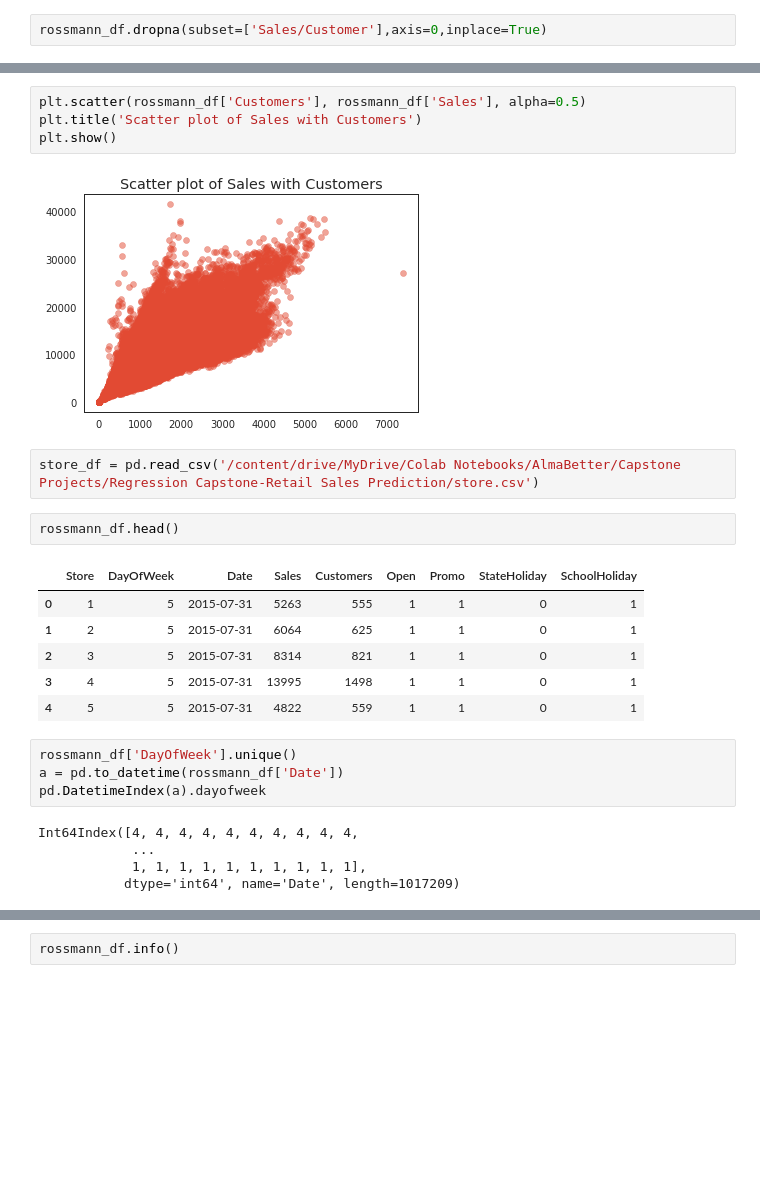
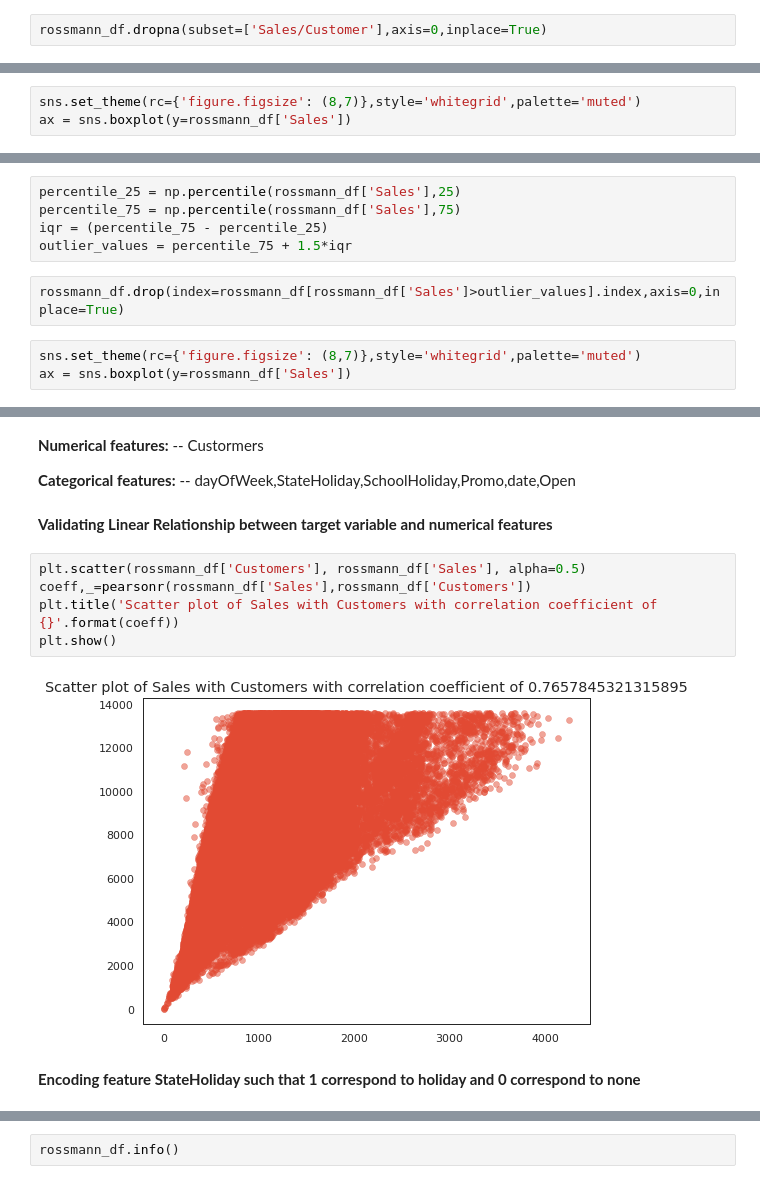
Before and after one commit to sudeep-009/Retail-Sales-Prediction, a Jupyter notebook: Rossmann_Sales_Prediction_Capstone_Project.ipynb, the cells around one changed output, grey strips where cells are left out. Drawn from its saved outputs; the diff is of its cells as text; blank space fills up the shorter version.

```diff
--- a/Rossmann_Sales_Prediction_Capstone_Project.ipynb
+++ b/Rossmann_Sales_Prediction_Capstone_Project.ipynb
@@ -271,0 +203,3 @@ memory usage: 69.8+ MB
+# %%
+sns.set_theme(rc={'figure.figsize': (8,7)},style='whitegrid',palette='muted')
+ax = sns.boxplot(y=rossmann_df['Sales'])
@@ -271,0 +210,10 @@ memory usage: 69.8+ MB
+# %%
+percentile_25 = np.percentile(rossmann_df['Sales'],25)
+percentile_75 = np.percentile(rossmann_df['Sales'],75)
+iqr = (percentile_75 - percentile_25)
+outlier_values = percentile_75 + 1.5*iqr
+# %%
+rossmann_df.drop(index=rossmann_df[rossmann_df['Sales']>outlier_values].index,axis=0,inplace=True)
+# %%
+sns.set_theme(rc={'figure.figsize': (8,7)},style='whitegrid',palette='muted')
+ax = sns.boxplot(y=rossmann_df['Sales'])
@@ -272,26 +222,16 @@ memory usage: 69.8+ MB
+# %% [markdown]
+**Numerical features:** -- Custormers
+
+
+**Categorical features:** -- dayOfWeek,StateHoliday,SchoolHoliday,Promo,date,Open
+# %% [markdown]
+**Validating Linear Relationship between target variable and numerical features**
 # %%
 plt.scatter(rossmann_df['Customers'], rossmann_df['Sales'], alpha=0.5)
-plt.title('Scatter plot of Sales with Customers')
+coeff,_=pearsonr(rossmann_df['Sales'],rossmann_df['Customers'])
+plt.title('Scatter plot of Sales with Customers with correlation coefficient of {}'.format(coeff))
 plt.show()
 # %% [output]
-[figure, old version]
+[figure, new version]
-# %%
-store_df = pd.read_csv('/content/drive/MyDrive/Colab Notebooks/AlmaBetter/Capstone Projects/Regression Capstone-Retail Sales Prediction/store.csv')
-# %%
-rossmann_df.head()
-# %% [output]
-|  | Store | DayOfWeek | Date | Sales | Customers | Open | Promo | StateHoliday | SchoolHoliday |
-| 0 | 1 | 5 | 2015-07-31 | 5263 | 555 | 1 | 1 | 0 | 1 |
-| 1 | 2 | 5 | 2015-07-31 | 6064 | 625 | 1 | 1 | 0 | 1 |
-| 2 | 3 | 5 | 2015-07-31 | 8314 | 821 | 1 | 1 | 0 | 1 |
-| 3 | 4 | 5 | 2015-07-31 | 13995 | 1498 | 1 | 1 | 0 | 1 |
-| 4 | 5 | 5 | 2015-07-31 | 4822 | 559 | 1 | 1 | 0 | 1 |
-# %%
-rossmann_df['DayOfWeek'].unique()
-a = pd.to_datetime(rossmann_df['Date'])
-pd.DatetimeIndex(a).dayofweek
-# %% [output]
-Int64Index([4, 4, 4, 4, 4, 4, 4, 4, 4, 4,
-            ...
-            1, 1, 1, 1, 1, 1, 1, 1, 1, 1],
-           dtype='int64', name='Date', length=1017209)
+# %% [markdown]
+**Encoding feature StateHoliday such that 1 correspond to holiday and 0 correspond to none**
```
Also changed, not shown: parts of 36 cells of this notebook.
